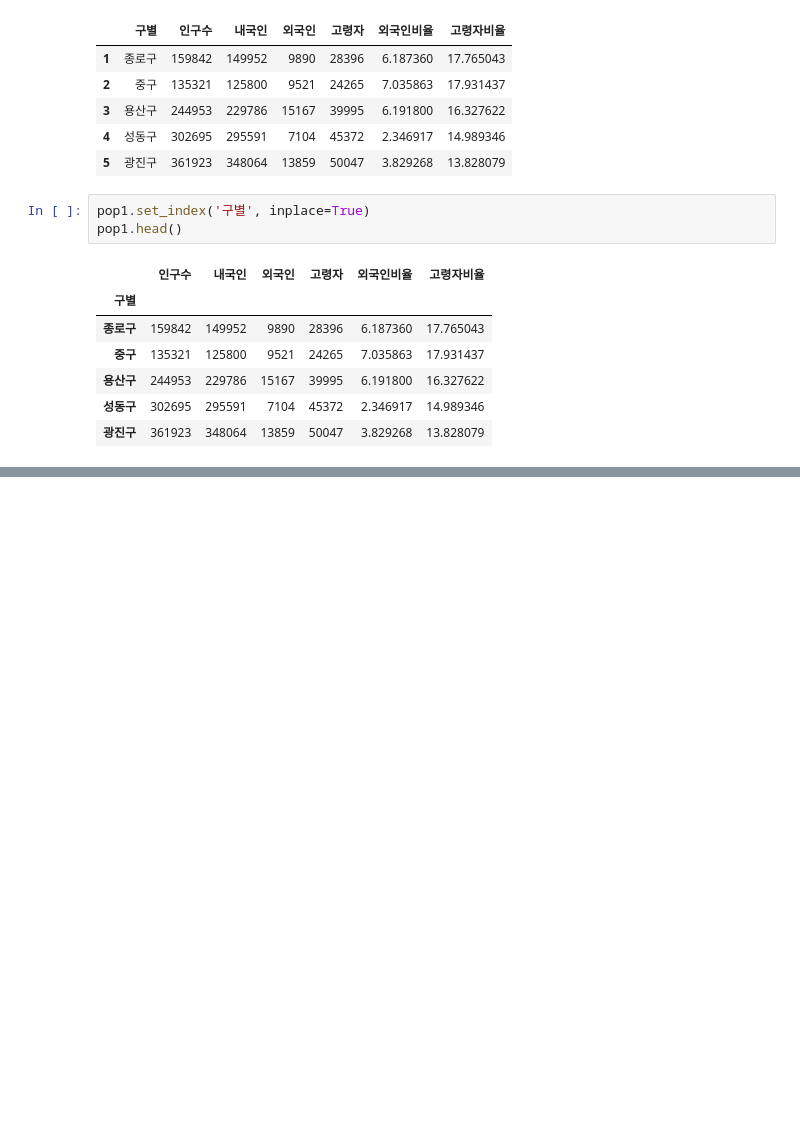
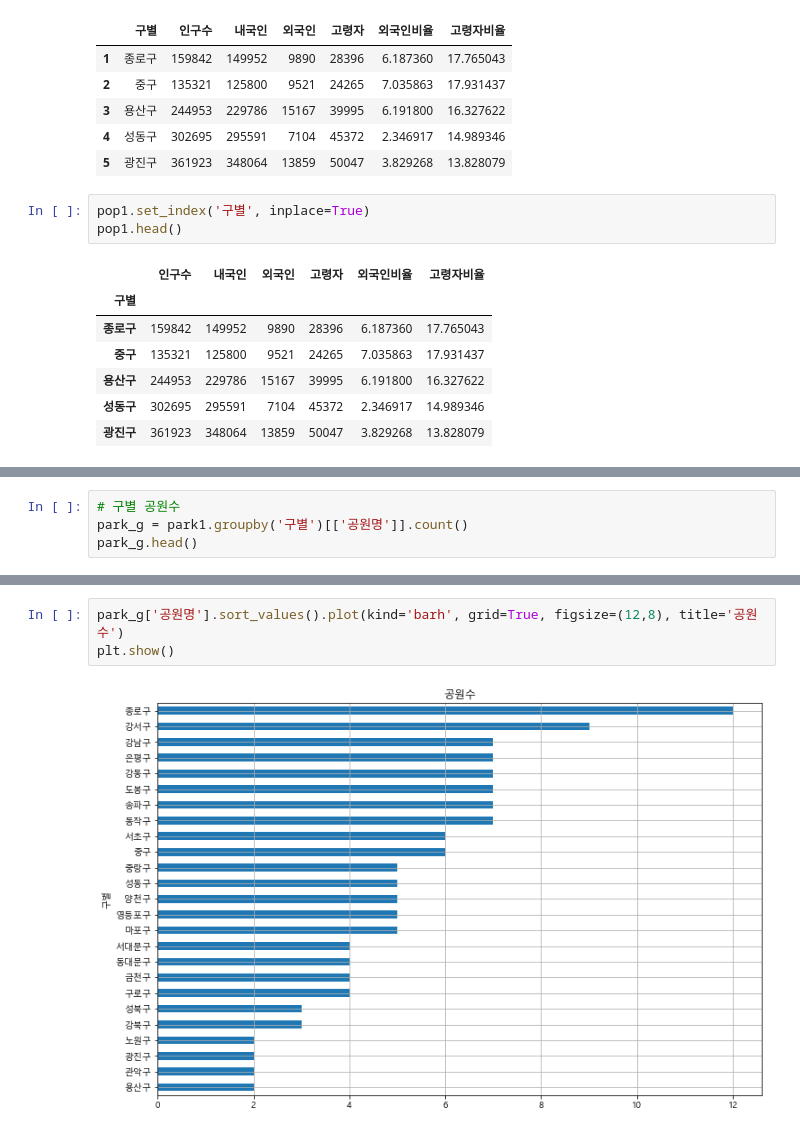
Before and after one commit to leele91/Data-Analysis-2020, a Jupyter notebook: 07.seoul/0004.공원.ipynb, the cells around one changed output, grey strips where cells are left out. Cells and saved outputs as stored; diff of their text form; blank space fills up the shorter version.

```diff
--- a/07.seoul/0004.공원.ipynb
+++ b/07.seoul/0004.공원.ipynb
@@ -387,3 +540,7 @@ park_popg.head()
 | 강북구 | 3 |
 | 강서구 | 9 |
 | 관악구 | 2 |
+# %%
+# 구별 공원수
+park_g = park1.groupby('구별')[['공원명']].count()
+park_g.head()
@@ -401,3 +600,8 @@ for n in park.index:
 map
 # %% [output]
 [interactive output not drawn]
+# %%
+park_g['공원명'].sort_values().plot(kind='barh', grid=True, figsize=(12,8), title='공원수')
+plt.show()
+# %% [output]
+[figure, added]
```
Also changed, not shown: parts of 27 cells of this notebook.
